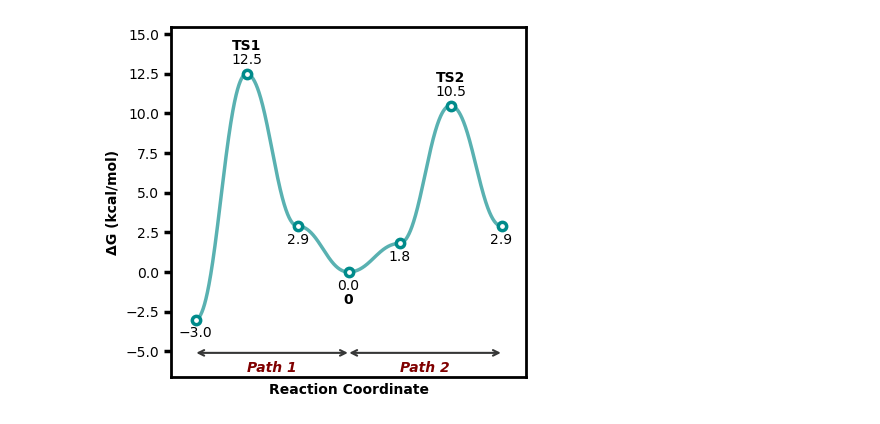
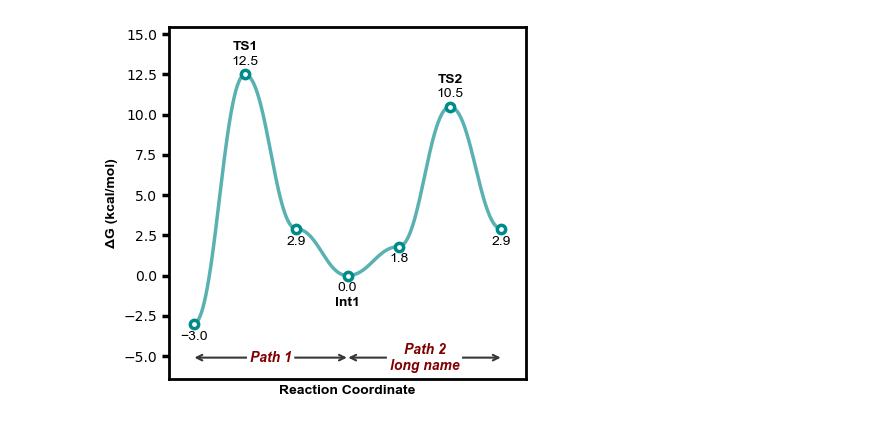
Before and after one commit to aligfellow/plotprofile, a Jupyter notebook: examples/example.ipynb, the cells around one changed output. Cells and saved outputs as stored; diff of their text form; code cells hidden in the pictures.

```diff
--- a/examples/example.ipynb
+++ b/examples/example.ipynb
@@ -30,20 +30,20 @@ plotter.plot(energy_sets,annotations=annotations, filename="../images/profile3",
 # %%
 from plotProfile import ReactionProfilePlotter
 
 energy_sets = {
     "1": [-3.0, 12.5, 2.9, 0.0, 1.8, 10.5, 2.9]
 }
 
 annotations = {
     'Path 1': (0,3),
-    'Path 2': (3,6),
+    'Path 2\nlong name': (3,6),
 }
 
 point_labels = {
-    "1": [None, "TS1", None, "0", None, "TS2"]
+    "1": [None, "TS1", None, "Int1", None, "TS2"]
 }
 
 plotter = ReactionProfilePlotter(figsize=(4.5,4), axes='box', show_legend=False)
 plotter.plot(energy_sets, annotations=annotations, point_labels=point_labels, filename="../images/profile4")
 # %% [output]
-[figure, old version]
+[figure, new version]
```
Also changed, not shown: parts of 1 cell of this notebook, 8 other files.
